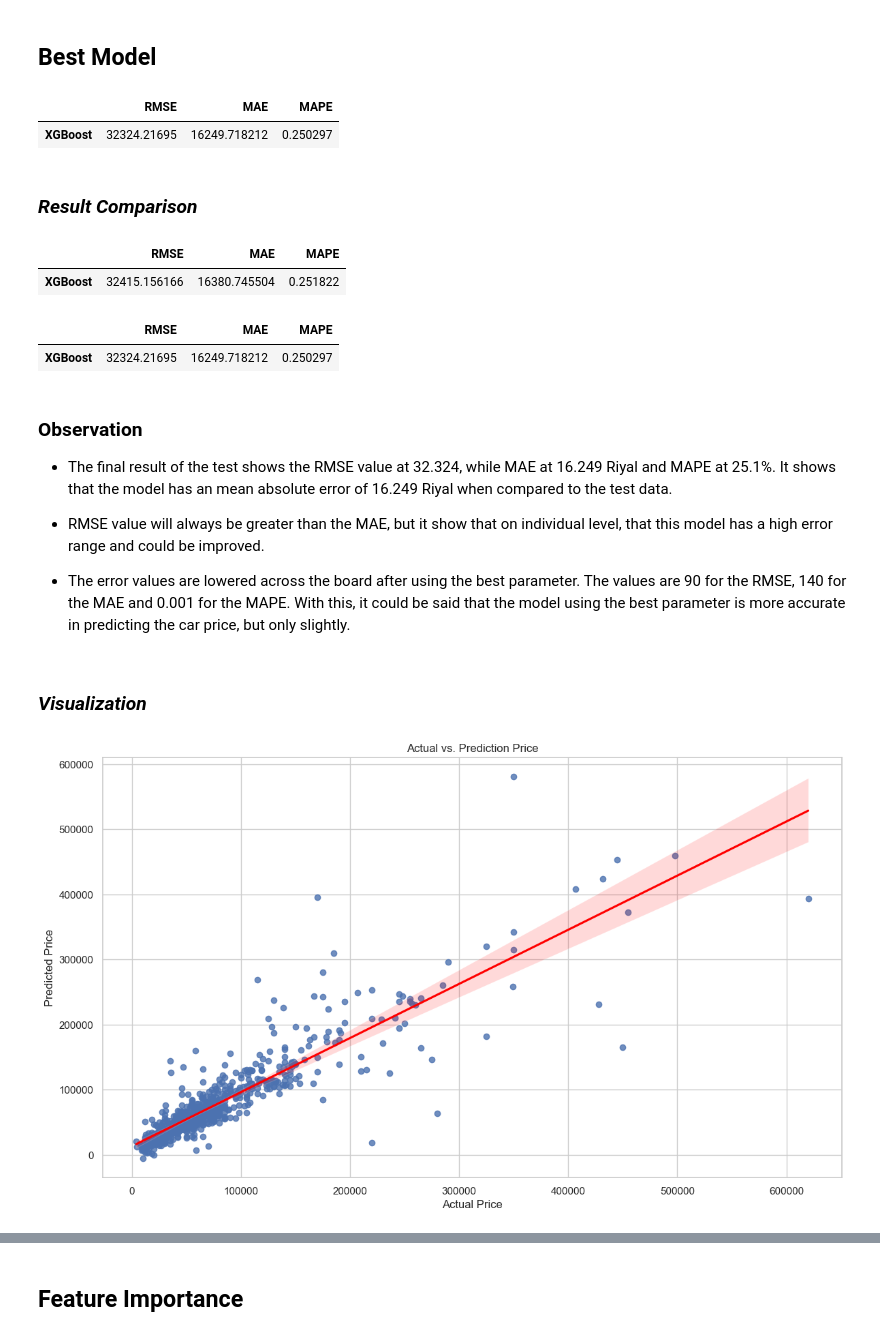
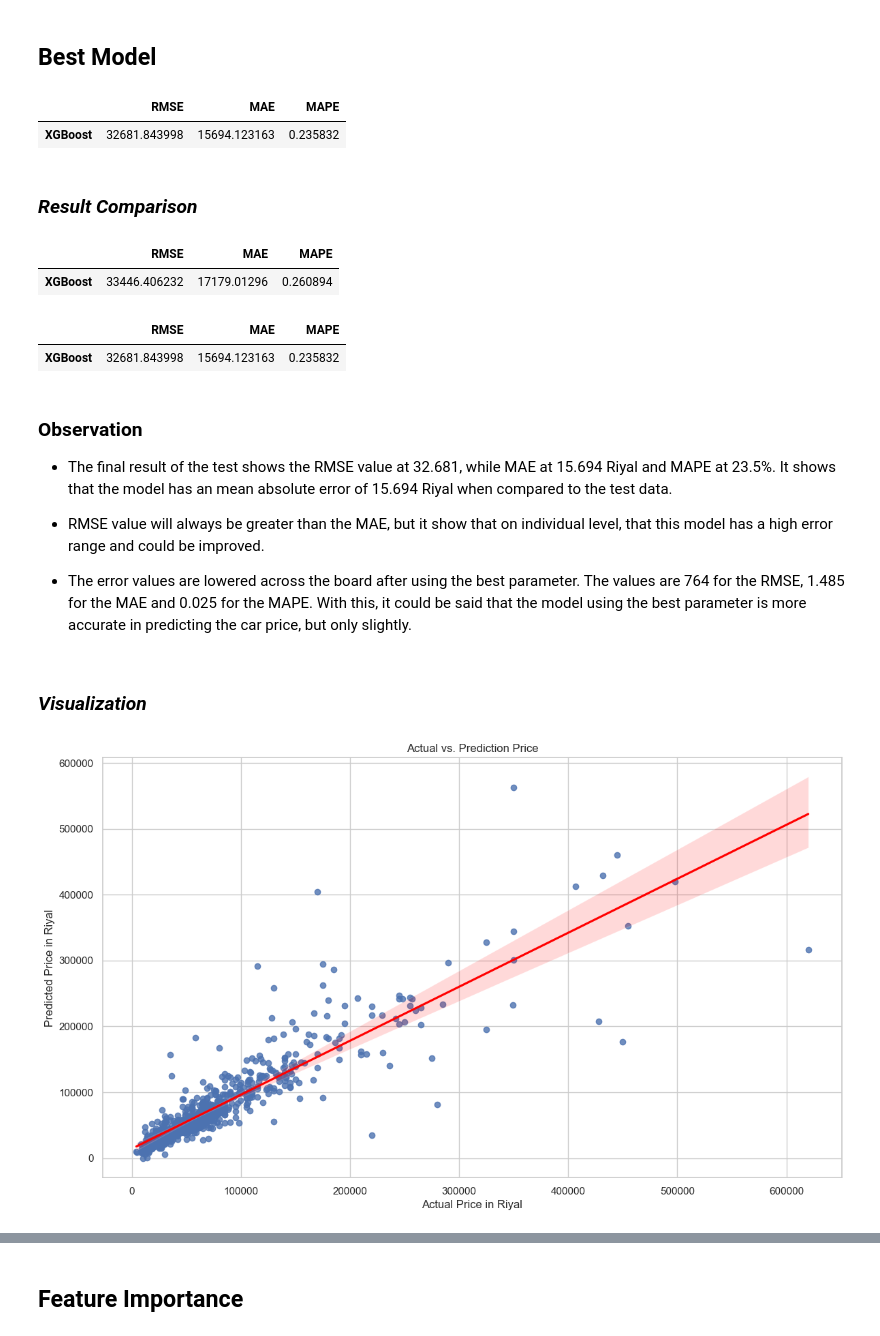
Before and after one commit to Kresna-DK/Used-Car-Prediction-Saudi-Arabia, a Jupyter notebook: Used_cars_price_prediction_saudi_arabia.ipynb, the cells around one changed output, grey strips where cells are left out. Cells and saved outputs as stored; diff of their text form; code cells hidden in the pictures.

```diff
--- a/Used_cars_price_prediction_saudi_arabia.ipynb
+++ b/Used_cars_price_prediction_saudi_arabia.ipynb
@@ -840,10 +844,26 @@ from sklearn.metrics import r2_score, mean_squared_error, mean_absolute_error, m
 # %%
+# Mapping for ordinal encoders
+ordinal_map = [{'col':'Options',
+                'mapping':{'Standard'   : 1,
+                           'Semi-Full'  : 2,
+                           'Full'       : 3
+                           }}]
+
+# Create ordinal pipeline
+ordinal_pipeline = Pipeline([
+    ('Ordinal', ce_OrdinalEncoder(mapping=ordinal_map, cols=['Options'])),
+    ('Scale', RobustScaler())
+])
+
+# Create ColumnTransformer
 transformer = ColumnTransformer([
-    ('One Hot', OneHotEncoder(), ['Gear_Type','Origin', 'Options']),
+    ('One Hot', OneHotEncoder(), ['Gear_Type', 'Origin']),
     ('Binary', BinaryEncoder(), ['Type', 'Make', 'Region']),
-    ('Scale', RobustScaler(), ['Year','Engine_Size', 'Mileage'])
-], remainder= 'passthrough')
+    ('Ordinal', ordinal_pipeline, ['Options']),
+    ('Scale', RobustScaler(), ['Year', 'Engine_Size', 'Mileage'])
+], remainder='passthrough')
 
+# Display the transformer
 transformer
 # %% [output]
 ColumnTransformer(remainder='passthrough',
@@ -1132,7 +1166,7 @@ score_after_tuning = pd.DataFrame({'RMSE': rmse_xgb_tuning, 'MAE': mae_xgb_tunin
 score_after_tuning
 # %% [output]
 |  | RMSE | MAE | MAPE |
-| XGBoost | 32324.21695 | 16249.718212 | 0.250297 |
+| XGBoost | 32681.843998 | 15694.123163 | 0.235832 |
 # %% [markdown]
 ### _**Result Comparison**_
 # %%
@@ -1140,31 +1174,31 @@ score_after_tuning
 pd.DataFrame(score_before_tuning.loc['XGBoost']).T
 # %% [output]
 |  | RMSE | MAE | MAPE |
-| XGBoost | 32415.156166 | 16380.745504 | 0.251822 |
+| XGBoost | 33446.406232 | 17179.01296 | 0.260894 |
 # %%
 # Score after tuning
 score_after_tuning
 # %% [output]
 |  | RMSE | MAE | MAPE |
-| XGBoost | 32324.21695 | 16249.718212 | 0.250297 |
+| XGBoost | 32681.843998 | 15694.123163 | 0.235832 |
 # %% [markdown]
 ### Observation
 
-- The final result of the test shows the RMSE value at 32.324, while MAE at 16.249 Riyal and MAPE at 25.1%. It shows that the model has an mean absolute error of 16.249 Riyal when compared to the test data.
+- The final result of the test shows the RMSE value at 32.681, while MAE at 15.694 Riyal and MAPE at 23.5%. It shows that the model has an mean absolute error of 15.694 Riyal when compared to the test data.
 
 - RMSE value will always be greater than the MAE, but it show that on individual level, that this model has a high error range and could be improved.
 
-- The error values are lowered across the board after using the best parameter. The values are 90 for the RMSE, 140 for the MAE and 0.001 for the MAPE. With this, it could be said that the model using the best parameter is more accurate in predicting the car price, but only slightly.
+- The error values are lowered across the board after using the best parameter. The values are 764 for the RMSE, 1.485 for the MAE and 0.025 for the MAPE. With this, it could be said that the model using the best parameter is more accurate in predicting the car price, but only slightly.
 # %% [markdown]
 ### _**Visualization**_
 # %%
 # Regplot of the test in relation to the prediction with XGBRegression
 plt.figure(figsize=(14, 8))
 plot = sns.regplot(x=y_test, y=y_pred_xgb_tuning, line_kws={"color": "red"}).set(title='Actual vs. Prediction Price',
-                                               xlabel='Actual Price',
-                                               ylabel='Predicted Price');
+                                               xlabel='Actual Price in Riyal',
+                                               ylabel='Predicted Price in Riyal');
 # %% [output]
-[figure, old version]
+[figure, new version]
 # %% [markdown]
 ### Observation
 
```
Also changed, not shown: parts of 15 cells of this notebook, 1 other file.
